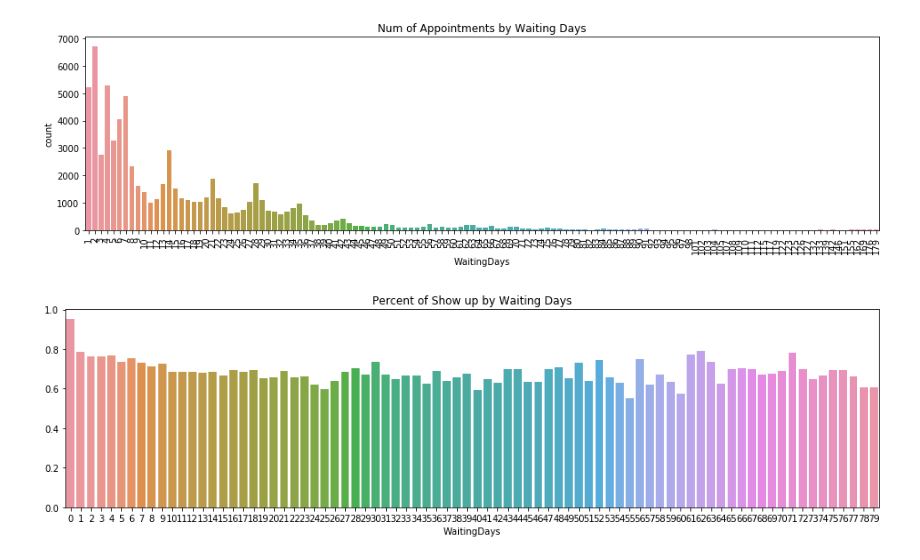
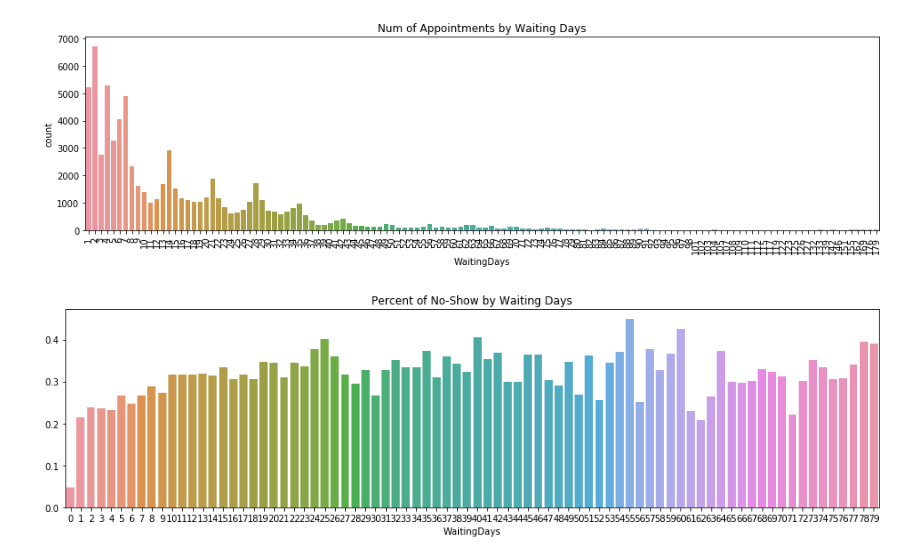
Before and after one commit to silicon-valley-gods-eye/Medical-Appointment-No-Shows, a Jupyter notebook: main.ipynb, the cells around one changed output. Saved outputs shown, nothing was run; the diff lists cells and outputs as text; code cells hidden in the pictures.

```diff
--- a/main.ipynb
+++ b/main.ipynb
@@ -176,11 +182,11 @@ plt.show()
 # %% [output]
 [figure]
 # %%
-df_w_ratio = df[df.NoShow == 0].groupby(['WaitingDays']).size()/df.groupby(['WaitingDays']).size()
+df_w_ratio = df[df.NoShow == 1].groupby(['WaitingDays']).size()/df.groupby(['WaitingDays']).size()
 
 plt.figure(figsize=(16,4))
 ax = sns.barplot(x=df_w_ratio.index, y=df_w_ratio, order=df.WaitingDays.iloc[:80].index)
-ax.set_title("Percent of Show up by Waiting Days")
+ax.set_title("Percent of No-Show by Waiting Days")
 plt.show()
 # %% [output]
-[figure, old version]
+[figure, new version]
```
Also changed, not shown: parts of 11 cells of this notebook.
